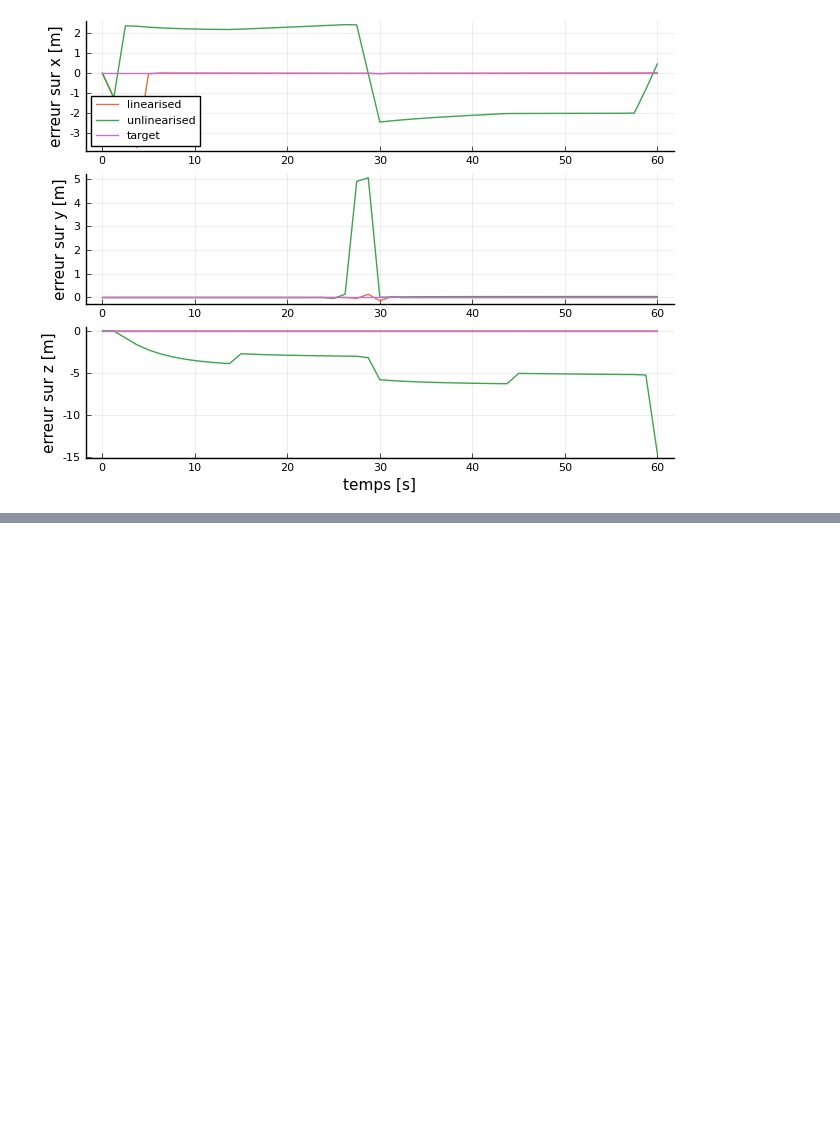
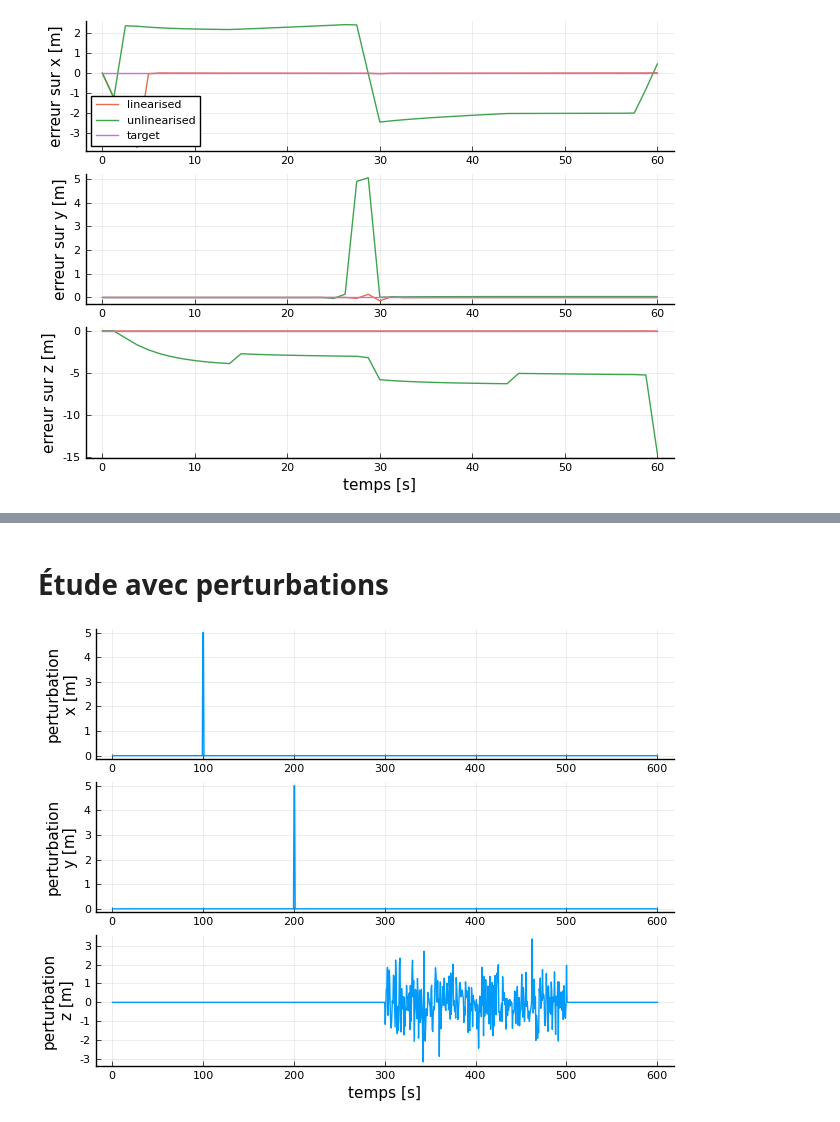
Before and after one commit to abherer-constant/MTH8408_projet, a Jupyter notebook: Showcase.ipynb, the cells around one changed output, grey strips where cells are left out. Drawn from its saved outputs; the diff is of its cells as text; code cells hidden in the pictures; blank space fills up the shorter version.

```diff
--- a/Showcase.ipynb
+++ b/Showcase.ipynb
@@ -53,0 +90,7 @@ target -> 0.0
+# %% [markdown]
+# Étude avec perturbations
+# %%
+perturb = generate_disturbance(traj_target.n) # perturbation décrite dans l'article de référence
+plt = plot_disturbance(perturb, traj_target.dt)
+# %% [output]
+[figure, added]
```
Also changed, not shown: parts of 6 cells of this notebook, 6 other files.
